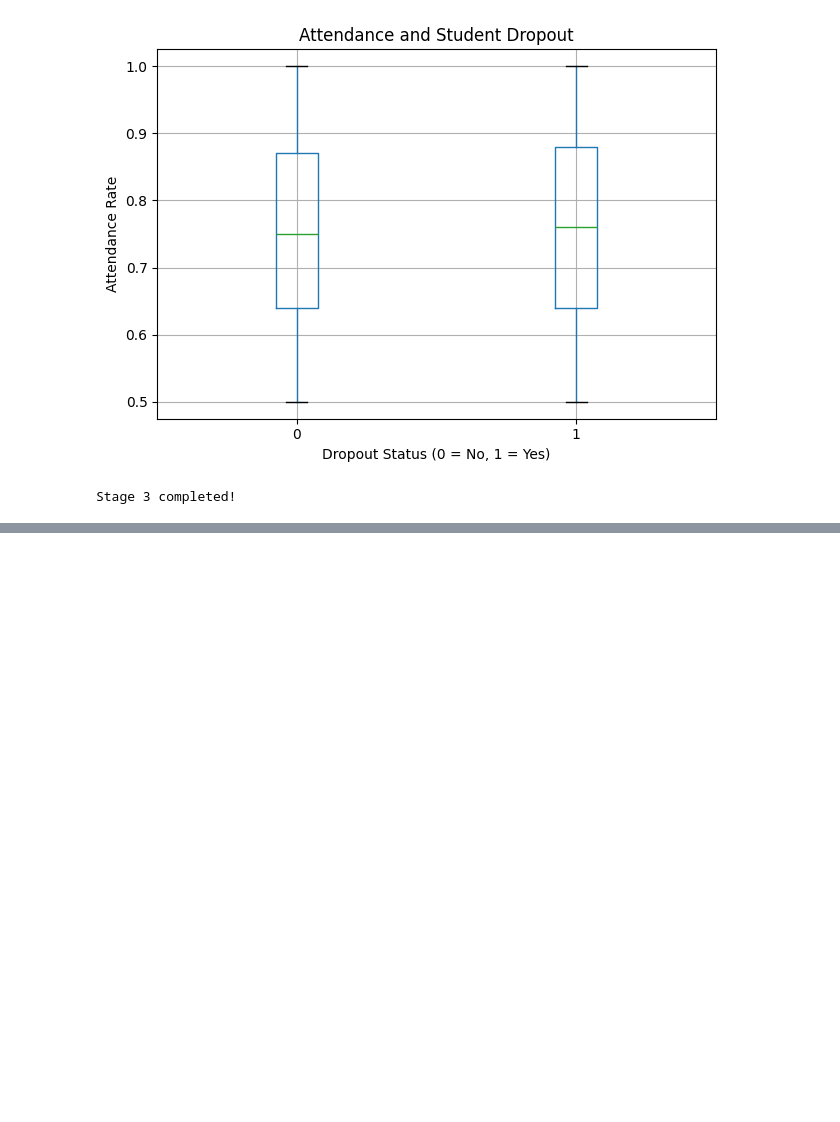
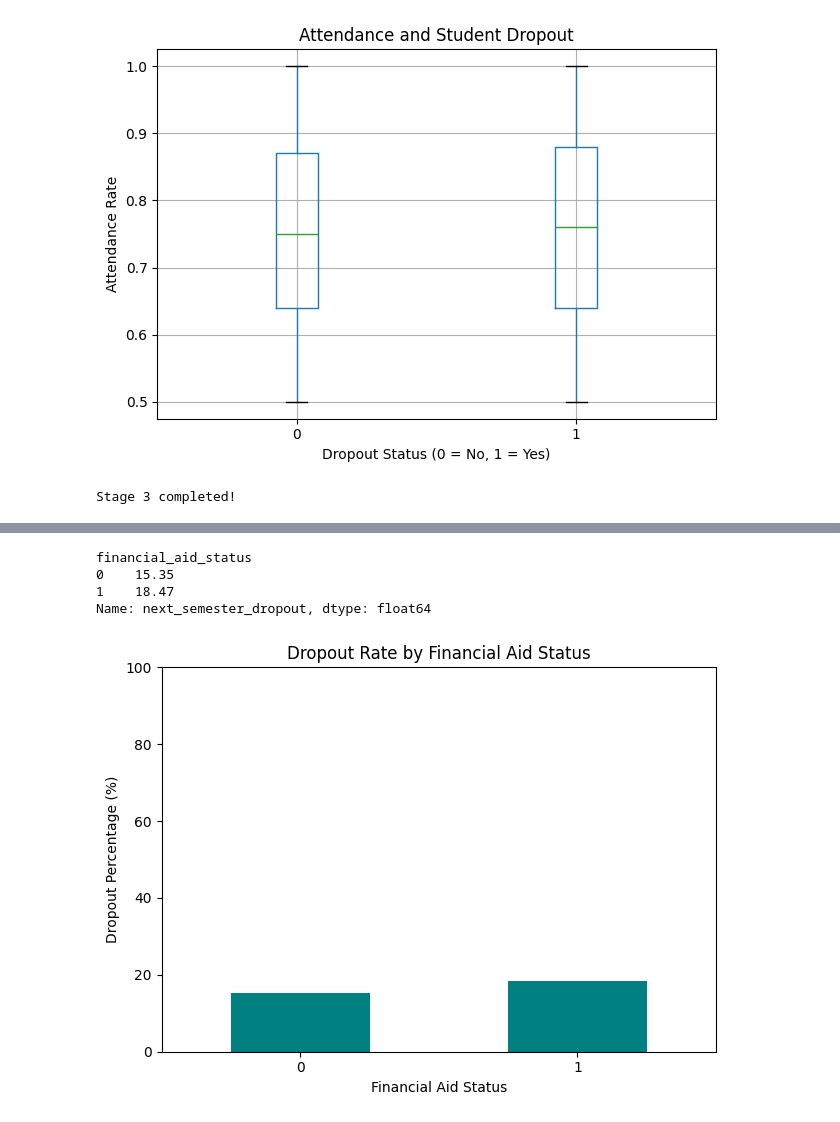
Before and after one commit to Fatimaa35053/TestPr, a Jupyter notebook: untitled59.ipynb, the cells around one changed output, grey strips where cells are left out. Saved outputs shown, nothing was run; the diff lists cells and outputs as text; code cells hidden in the pictures; blank space fills up the shorter version.

```diff
--- a/untitled59.ipynb
+++ b/untitled59.ipynb
@@ -607,0 +712,24 @@ Stage 3 completed!
+# %%
+# 4.6 Financial Aid and Dropout
+
+aid_rate = eda_df.groupby(
+    "financial_aid_status"
+)["next_semester_dropout"].mean() * 100
+
+print(aid_rate.round(2))
+
+aid_rate.plot(kind="bar", color="teal")
+
+plt.title("Dropout Rate by Financial Aid Status")
+plt.xlabel("Financial Aid Status")
+plt.ylabel("Dropout Percentage (%)")
+plt.xticks(rotation=0)
+plt.ylim(0, 100)
+plt.tight_layout()
+plt.show()
+# %% [output]
+financial_aid_status
+0    15.35
+1    18.47
+Name: next_semester_dropout, dtype: float64
+[figure, added]
```
Also changed, not shown: parts of 26 cells of this notebook.
